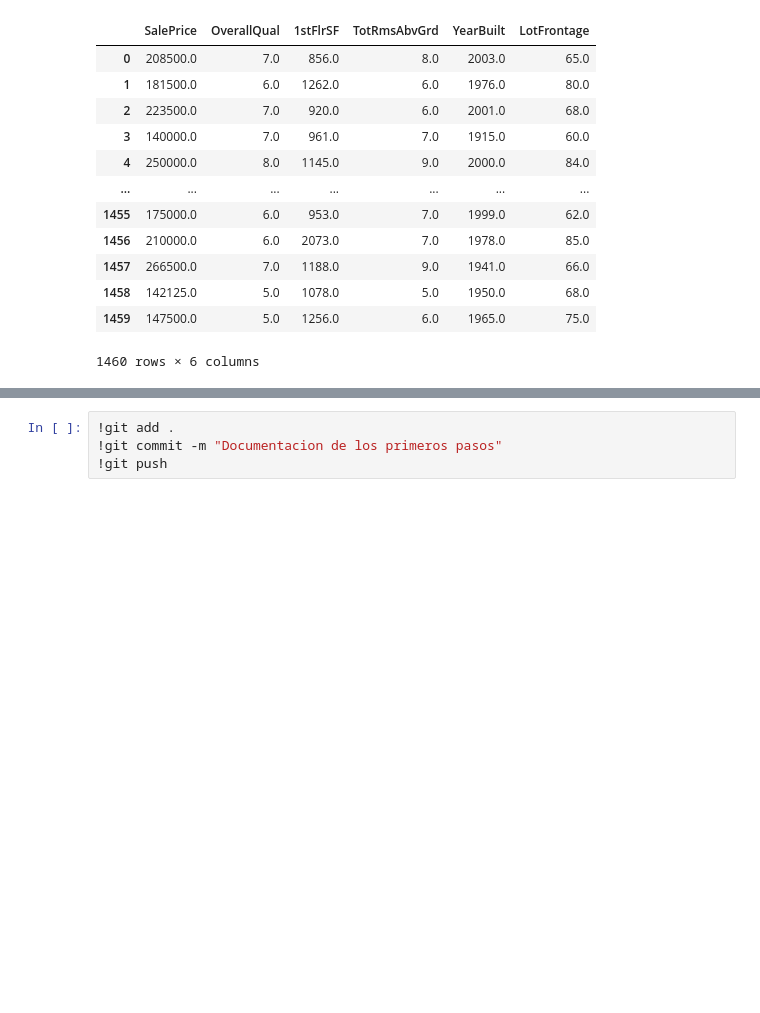
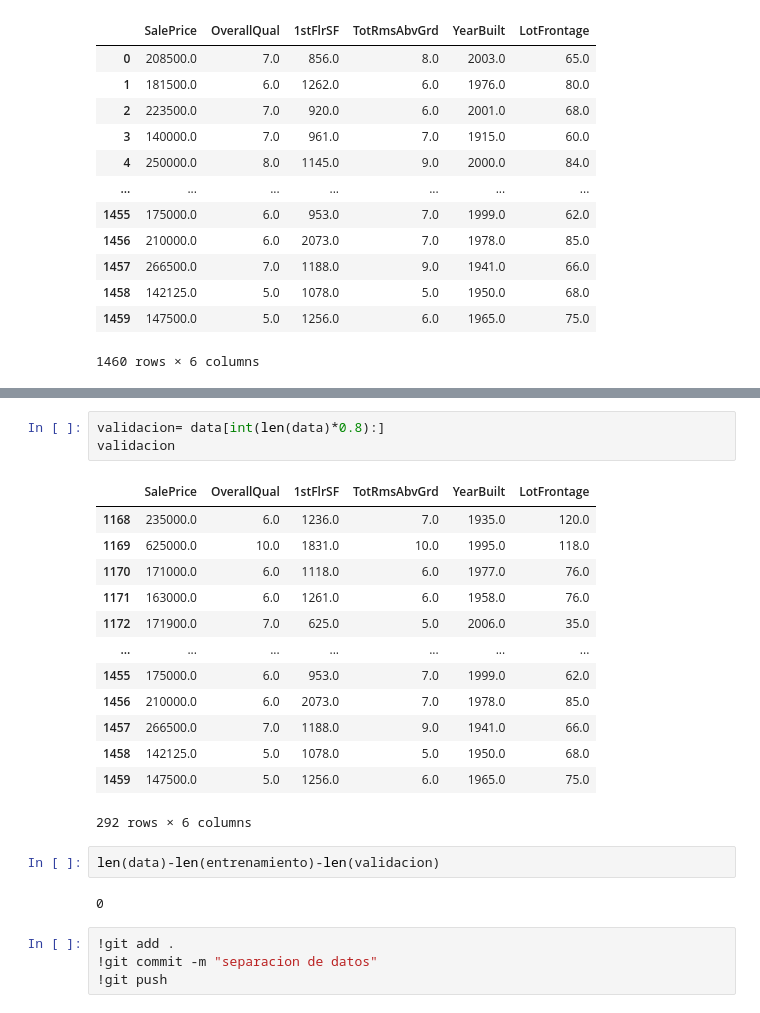
Before and after one commit to ronaldbailey/Proyecto-1---Regresi-n-con-Progra-, a Jupyter notebook: proyecto1.ipynb, the cells around one changed output, grey strips where cells are left out. Cells and saved outputs as stored; diff of their text form; blank space fills up the shorter version.

```diff
--- a/proyecto1.ipynb
+++ b/proyecto1.ipynb
@@ -198,4 +242,25 @@ pd.DataFrame(datos,columns=[
+# %%
+validacion= data[int(len(data)*0.8):]
+validacion
+# %% [output]
+|  | SalePrice | OverallQual | 1stFlrSF | TotRmsAbvGrd | YearBuilt | LotFrontage |
+| 1168 | 235000.0 | 6.0 | 1236.0 | 7.0 | 1935.0 | 120.0 |
+| 1169 | 625000.0 | 10.0 | 1831.0 | 10.0 | 1995.0 | 118.0 |
+| 1170 | 171000.0 | 6.0 | 1118.0 | 6.0 | 1977.0 | 76.0 |
+| 1171 | 163000.0 | 6.0 | 1261.0 | 6.0 | 1958.0 | 76.0 |
+| 1172 | 171900.0 | 7.0 | 625.0 | 5.0 | 2006.0 | 35.0 |
+| ... | ... | ... | ... | ... | ... | ... |
+| 1455 | 175000.0 | 6.0 | 953.0 | 7.0 | 1999.0 | 62.0 |
+| 1456 | 210000.0 | 6.0 | 2073.0 | 7.0 | 1978.0 | 85.0 |
+| 1457 | 266500.0 | 7.0 | 1188.0 | 9.0 | 1941.0 | 66.0 |
+| 1458 | 142125.0 | 5.0 | 1078.0 | 5.0 | 1950.0 | 68.0 |
+| 1459 | 147500.0 | 5.0 | 1256.0 | 6.0 | 1965.0 | 75.0 |
+292 rows × 6 columns
+# %%
+len(data)-len(entrenamiento)-len(validacion)
+# %% [output]
+0
 # %%
 !git add .
-!git commit -m "Documentacion de los primeros pasos"
+!git commit -m "separacion de datos"
 !git push
```
Also changed, not shown: parts of 5 cells of this notebook.
